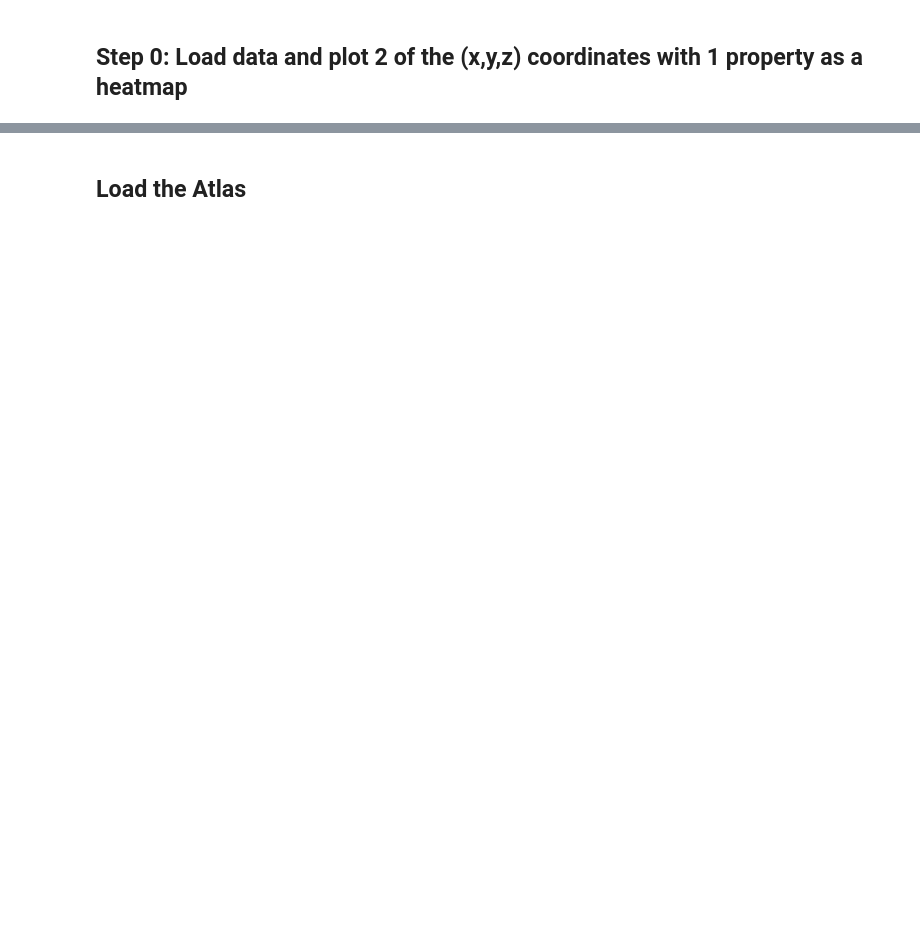
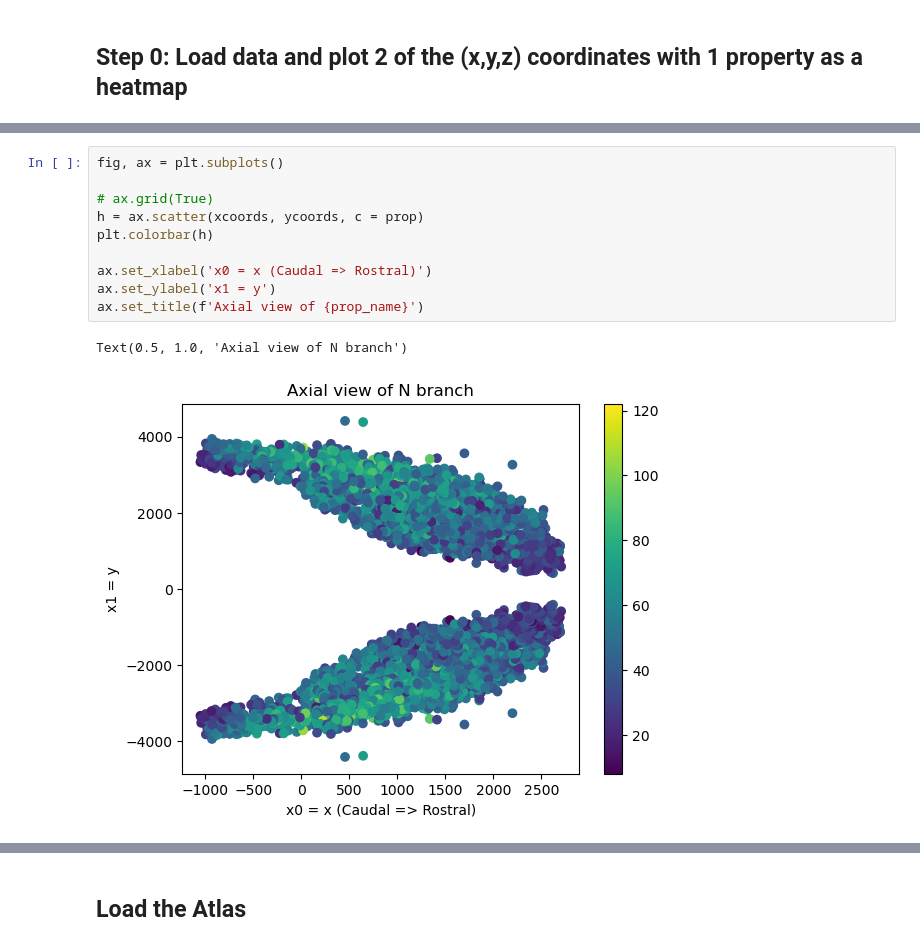
Before and after one commit to twardlab/dragonfly_registration_summer_2023, a Jupyter notebook: cell_density_generation.ipynb, the cells around one changed output, grey strips where cells are left out. Cells and saved outputs as stored; diff of their text form; blank space fills up the shorter version.

```diff
--- a/cell_density_generation.ipynb
+++ b/cell_density_generation.ipynb
@@ -41,0 +148,13 @@ ax.set_title(prop_name)
+# %%
+fig, ax = plt.subplots()
+
+# ax.grid(True)
+h = ax.scatter(xcoords, ycoords, c = prop)
+plt.colorbar(h)
+
+ax.set_xlabel('x0 = x (Caudal => Rostral)')
+ax.set_ylabel('x1 = y')
+ax.set_title(f'Axial view of {prop_name}')
+# %% [output]
+Text(0.5, 1.0, 'Axial view of N branch')
+[figure, added]
```
Also changed, not shown: parts of 58 cells of this notebook, 4 other files.
